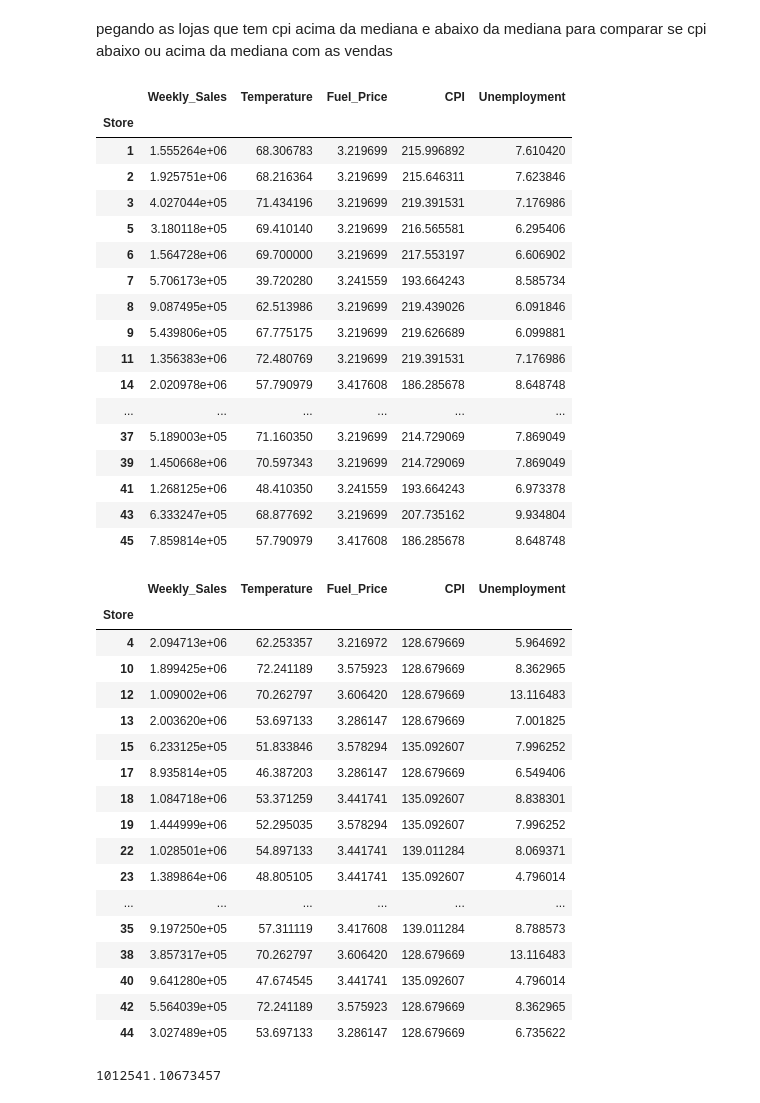
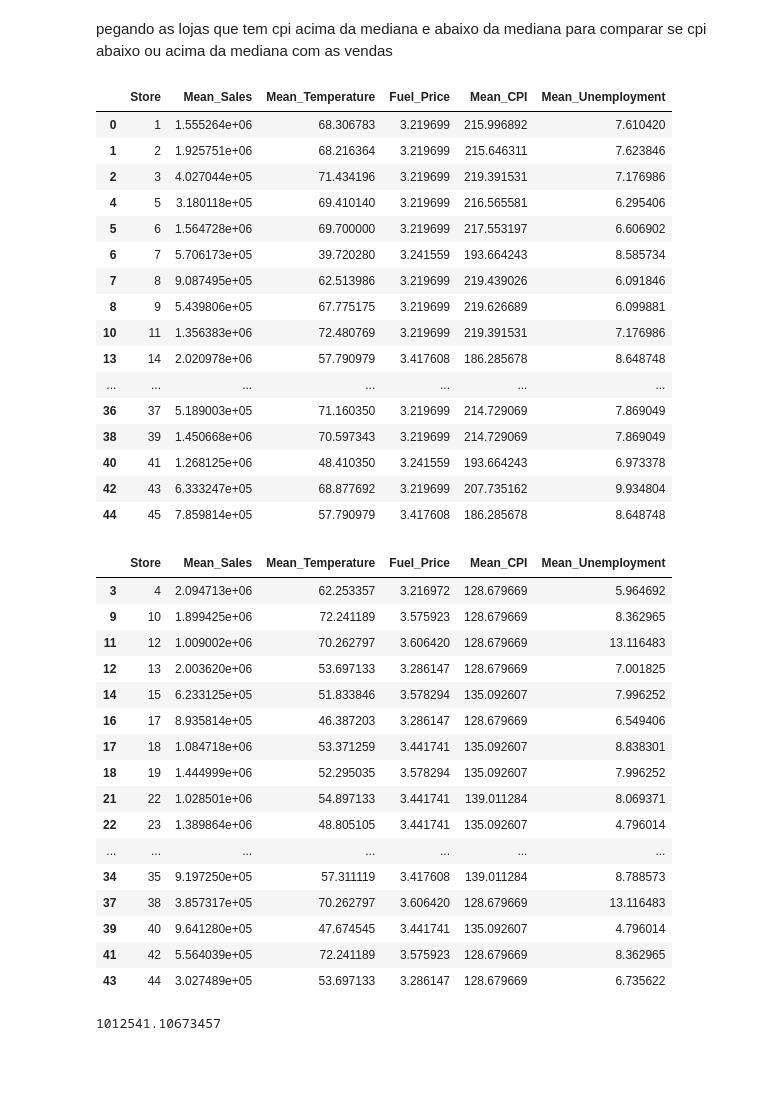
Before and after one commit to GingerLeh/deliverable-2, a Jupyter notebook: Deliverable2_grupo21_dex04.ipynb, the cells around one changed output. Saved outputs shown, nothing was run; the diff lists cells and outputs as text; code cells hidden in the pictures; blank space fills up the shorter version.

```diff
--- a/Deliverable2_grupo21_dex04.ipynb
+++ b/Deliverable2_grupo21_dex04.ipynb
@@ -259,3 +253,5 @@ df.describe()
+# %%
+df_loja.rename(columns = {'Weekly_Sales':'Mean_Sales','Temperature':'Mean_Temperature','CPI':'Mean_CPI','Unemployment':'Mean_Unemployment'}, inplace = True)
 # %% [markdown]
 Criando o Dataframe df_corr que será usado para verificar a correlação de colunas elegíveis para correlação
 
@@ -570,45 +555,43 @@ df['CPI'].median()
 # %% [markdown]
 pegando as lojas que tem cpi acima da mediana e abaixo da mediana para comparar se cpi abaixo ou acima da mediana com as vendas
 # %%
-df_loja[df_loja['CPI']>=182.6165205]
+df_loja[df_loja['Mean_CPI']>=182.6165205]
 # %% [output]
-|  | Weekly_Sales | Temperature | Fuel_Price | CPI | Unemployment |
-| Store |  |  |  |  |  |
-| 1 | 1.555264e+06 | 68.306783 | 3.219699 | 215.996892 | 7.610420 |
-| 2 | 1.925751e+06 | 68.216364 | 3.219699 | 215.646311 | 7.623846 |
-| 3 | 4.027044e+05 | 71.434196 | 3.219699 | 219.391531 | 7.176986 |
-| 5 | 3.180118e+05 | 69.410140 | 3.219699 | 216.565581 | 6.295406 |
-| 6 | 1.564728e+06 | 69.700000 | 3.219699 | 217.553197 | 6.606902 |
-| 7 | 5.706173e+05 | 39.720280 | 3.241559 | 193.664243 | 8.585734 |
-| 8 | 9.087495e+05 | 62.513986 | 3.219699 | 219.439026 | 6.091846 |
-| 9 | 5.439806e+05 | 67.775175 | 3.219699 | 219.626689 | 6.099881 |
-| 11 | 1.356383e+06 | 72.480769 | 3.219699 | 219.391531 | 7.176986 |
-| 14 | 2.020978e+06 | 57.790979 | 3.417608 | 186.285678 | 8.648748 |
-| ... | ... | ... | ... | ... | ... |
-| 37 | 5.189003e+05 | 71.160350 | 3.219699 | 214.729069 | 7.869049 |
-| 39 | 1.450668e+06 | 70.597343 | 3.219699 | 214.729069 | 7.869049 |
-| 41 | 1.268125e+06 | 48.410350 | 3.241559 | 193.664243 | 6.973378 |
-| 43 | 6.333247e+05 | 68.877692 | 3.219699 | 207.735162 | 9.934804 |
-| 45 | 7.859814e+05 | 57.790979 | 3.417608 | 186.285678 | 8.648748 |
+|  | Store | Mean_Sales | Mean_Temperature | Fuel_Price | Mean_CPI | Mean_Unemployment |
+| 0 | 1 | 1.555264e+06 | 68.306783 | 3.219699 | 215.996892 | 7.610420 |
+| 1 | 2 | 1.925751e+06 | 68.216364 | 3.219699 | 215.646311 | 7.623846 |
+| 2 | 3 | 4.027044e+05 | 71.434196 | 3.219699 | 219.391531 | 7.176986 |
+| 4 | 5 | 3.180118e+05 | 69.410140 | 3.219699 | 216.565581 | 6.295406 |
+| 5 | 6 | 1.564728e+06 | 69.700000 | 3.219699 | 217.553197 | 6.606902 |
+| 6 | 7 | 5.706173e+05 | 39.720280 | 3.241559 | 193.664243 | 8.585734 |
+| 7 | 8 | 9.087495e+05 | 62.513986 | 3.219699 | 219.439026 | 6.091846 |
+| 8 | 9 | 5.439806e+05 | 67.775175 | 3.219699 | 219.626689 | 6.099881 |
+| 10 | 11 | 1.356383e+06 | 72.480769 | 3.219699 | 219.391531 | 7.176986 |
+| 13 | 14 | 2.020978e+06 | 57.790979 | 3.417608 | 186.285678 | 8.648748 |
+| ... | ... | ... | ... | ... | ... | ... |
+| 36 | 37 | 5.189003e+05 | 71.160350 | 3.219699 | 214.729069 | 7.869049 |
+| 38 | 39 | 1.450668e+06 | 70.597343 | 3.219699 | 214.729069 | 7.869049 |
+| 40 | 41 | 1.268125e+06 | 48.410350 | 3.241559 | 193.664243 | 6.973378 |
+| 42 | 43 | 6.333247e+05 | 68.877692 | 3.219699 | 207.735162 | 9.934804 |
+| 44 | 45 | 7.859814e+05 | 57.790979 | 3.417608 | 186.285678 | 8.648748 |
 # %%
-df_loja[df_loja['CPI']<182.6165205]
+df_loja[df_loja['Mean_CPI']<182.6165205]
 # %% [output]
-|  | Weekly_Sales | Temperature | Fuel_Price | CPI | Unemployment |
-| Store |  |  |  |  |  |
-| 4 | 2.094713e+06 | 62.253357 | 3.216972 | 128.679669 | 5.964692 |
-| 10 | 1.899425e+06 | 72.241189 | 3.575923 | 128.679669 | 8.362965 |
-| 12 | 1.009002e+06 | 70.262797 | 3.606420 | 128.679669 | 13.116483 |
-| 13 | 2.003620e+06 | 53.697133 | 3.286147 | 128.679669 | 7.001825 |
-| 15 | 6.233125e+05 | 51.833846 | 3.578294 | 135.092607 | 7.996252 |
-| 17 | 8.935814e+05 | 46.387203 | 3.286147 | 128.679669 | 6.549406 |
-| 18 | 1.084718e+06 | 53.371259 | 3.441741 | 135.092607 | 8.838301 |
-| 19 | 1.444999e+06 | 52.295035 | 3.578294 | 135.092607 | 7.996252 |
-| 22 | 1.028501e+06 | 54.897133 | 3.441741 | 139.011284 | 8.069371 |
-| 23 | 1.389864e+06 | 48.805105 | 3.441741 | 135.092607 | 4.796014 |
-| ... | ... | ... | ... | ... | ... |
-| 35 | 9.197250e+05 | 57.311119 | 3.417608 | 139.011284 | 8.788573 |
-| 38 | 3.857317e+05 | 70.262797 | 3.606420 | 128.679669 | 13.116483 |
-| 40 | 9.641280e+05 | 47.674545 | 3.441741 | 135.092607 | 4.796014 |
-| 42 | 5.564039e+05 | 72.241189 | 3.575923 | 128.679669 | 8.362965 |
-| 44 | 3.027489e+05 | 53.697133 | 3.286147 | 128.679669 | 6.735622 |
+|  | Store | Mean_Sales | Mean_Temperature | Fuel_Price | Mean_CPI | Mean_Unemployment |
+| 3 | 4 | 2.094713e+06 | 62.253357 | 3.216972 | 128.679669 | 5.964692 |
+| 9 | 10 | 1.899425e+06 | 72.241189 | 3.575923 | 128.679669 | 8.362965 |
+| 11 | 12 | 1.009002e+06 | 70.262797 | 3.606420 | 128.679669 | 13.116483 |
+| 12 | 13 | 2.003620e+06 | 53.697133 | 3.286147 | 128.679669 | 7.001825 |
+| 14 | 15 | 6.233125e+05 | 51.833846 | 3.578294 | 135.092607 | 7.996252 |
+| 16 | 17 | 8.935814e+05 | 46.387203 | 3.286147 | 128.679669 | 6.549406 |
+| 17 | 18 | 1.084718e+06 | 53.371259 | 3.441741 | 135.092607 | 8.838301 |
+| 18 | 19 | 1.444999e+06 | 52.295035 | 3.578294 | 135.092607 | 7.996252 |
+| 21 | 22 | 1.028501e+06 | 54.897133 | 3.441741 | 139.011284 | 8.069371 |
+| 22 | 23 | 1.389864e+06 | 48.805105 | 3.441741 | 135.092607 | 4.796014 |
+| ... | ... | ... | ... | ... | ... | ... |
+| 34 | 35 | 9.197250e+05 | 57.311119 | 3.417608 | 139.011284 | 8.788573 |
+| 37 | 38 | 3.857317e+05 | 70.262797 | 3.606420 | 128.679669 | 13.116483 |
+| 39 | 40 | 9.641280e+05 | 47.674545 | 3.441741 | 135.092607 | 4.796014 |
+| 41 | 42 | 5.564039e+05 | 72.241189 | 3.575923 | 128.679669 | 8.362965 |
+| 43 | 44 | 3.027489e+05 | 53.697133 | 3.286147 | 128.679669 | 6.735622 |
 # %%
```
Also changed, not shown: parts of 53 cells of this notebook.
